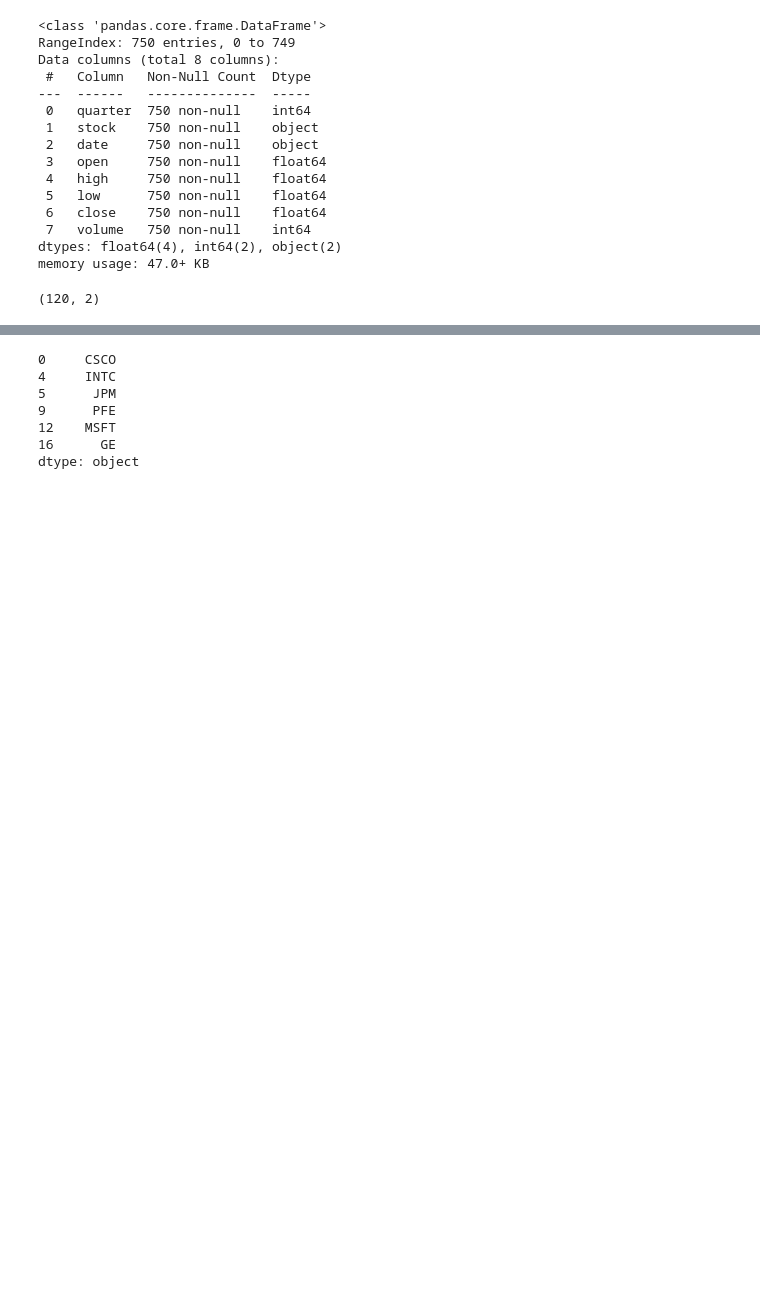
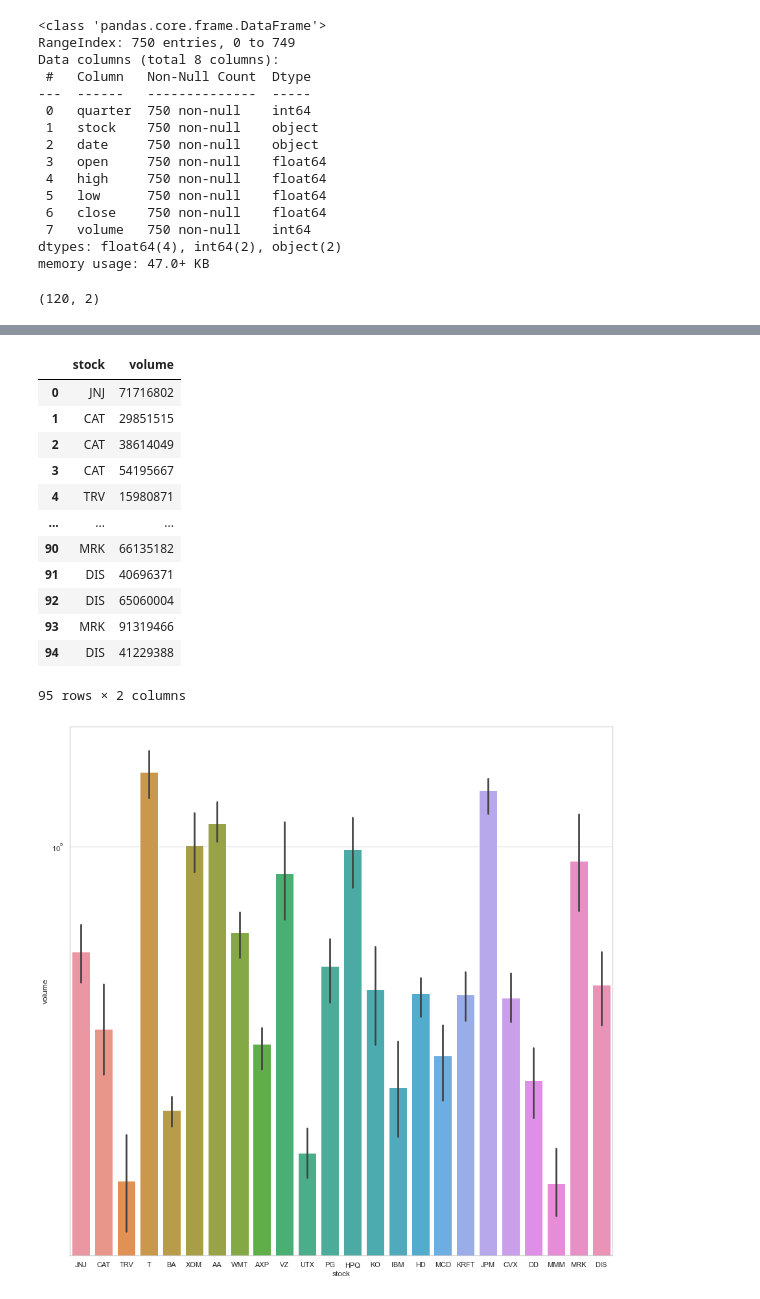
Before and after one commit to thiagos98/ia-clustering-dow-jones, a Jupyter notebook: dowjones_clustering.ipynb, the cells around one changed output, grey strips where cells are left out. Saved outputs shown, nothing was run; the diff lists cells and outputs as text; code cells hidden in the pictures; blank space fills up the shorter version.

```diff
--- a/dowjones_clustering.ipynb
+++ b/dowjones_clustering.ipynb
@@ -85,12 +103,0 @@ array([0])
-# %%
-cluster_0 = []
-cluster_1 = []
-cluster_2 = []
-# %%
-for i in range(x_clustered.shape[0]):
-  if x_clustered[i] == 0:
-    cluster_0.append(df_mes.iloc[i]['stock'])
-  elif x_clustered[i] == 1:
-    cluster_1.append(df_mes.iloc[i]['stock'])
-  elif x_clustered[i] == 2:
-    cluster_2.append(df_mes.iloc[i]['stock'])
@@ -127,12 +104,19 @@ dtype: object
-# %%
-cluster_2 = pd.Series(cluster_2)
-cluster_2.drop_duplicates(inplace=True)
-cluster_2
-# %% [output]
-0     CSCO
-4     INTC
-5      JPM
-9      PFE
-12    MSFT
-16      GE
-dtype: object
+# %%
+sns.set_theme(style="whitegrid")
+ax = sns.barplot(x="stock", y="volume", data=cluster_0, log=True)
+cluster_0
+# %% [output]
+|  | stock | volume |
+| 0 | JNJ | 71716802 |
+| 1 | CAT | 29851515 |
+| 2 | CAT | 38614049 |
+| 3 | CAT | 54195667 |
+| 4 | TRV | 15980871 |
+| ... | ... | ... |
+| 90 | MRK | 66135182 |
+| 91 | DIS | 40696371 |
+| 92 | DIS | 65060004 |
+| 93 | MRK | 91319466 |
+| 94 | DIS | 41229388 |
+95 rows × 2 columns
+[figure, added]
```
Also changed, not shown: parts of 12 cells of this notebook, 1 other file.
